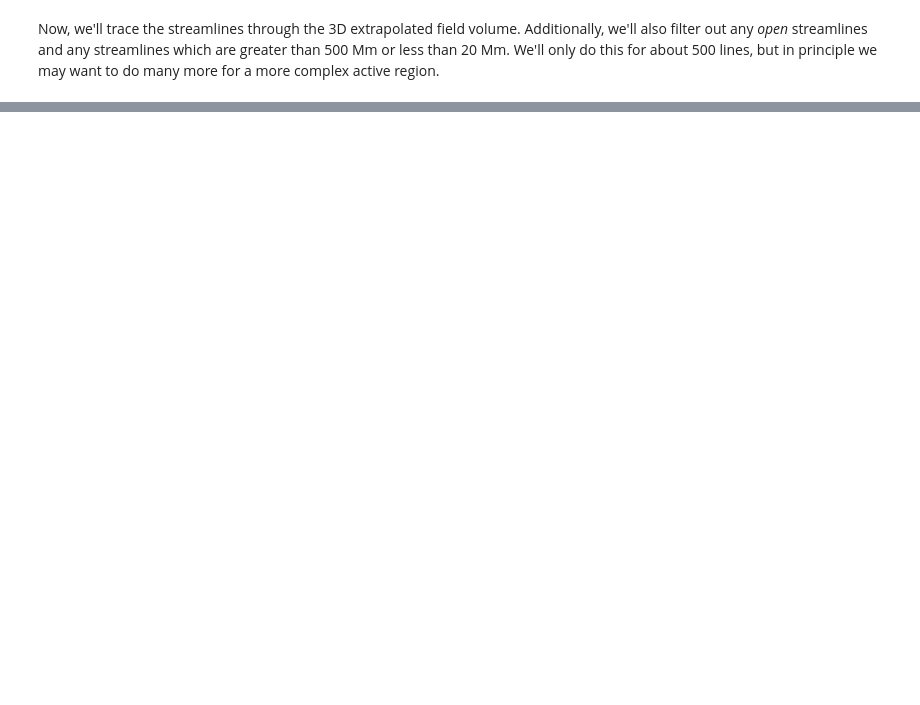
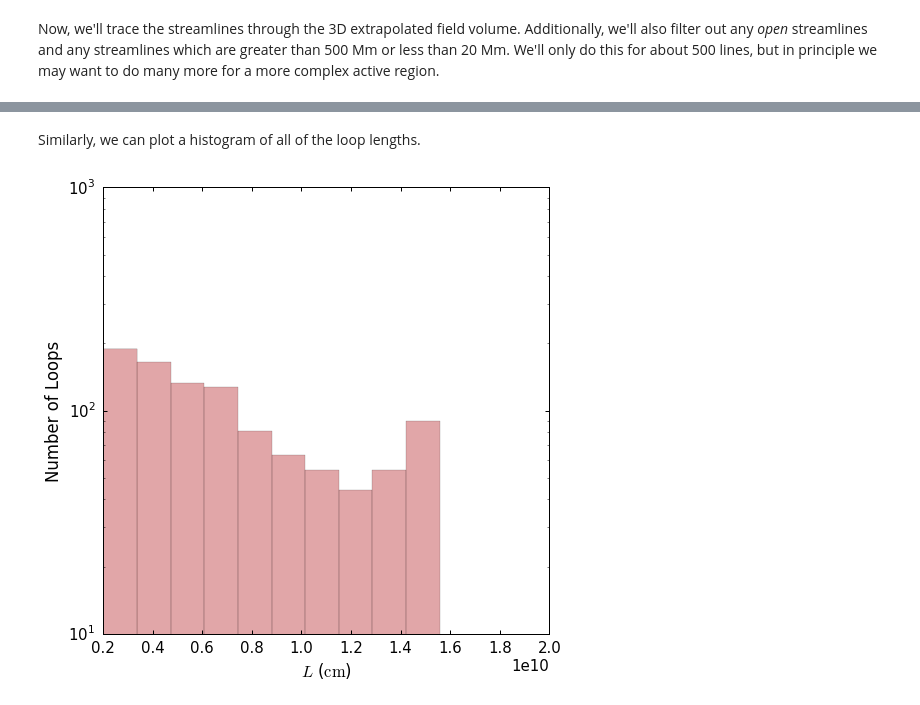
Before and after one commit to wtbarnes/synthesizAR, a Jupyter notebook: examples/magnetic_skeleton_example.ipynb, the cells around one changed output, grey strips where cells are left out. Drawn from its saved outputs; the diff is of its cells as text; code cells hidden in the pictures; blank space fills up the shorter version.

```diff
--- a/examples/magnetic_skeleton_example.ipynb
+++ b/examples/magnetic_skeleton_example.ipynb
@@ -77,0 +100,18 @@ field.peek()
+# %% [markdown]
+Similarly, we can plot a histogram of all of the loop lengths.
+# %%
+fig = plt.figure(figsize=(8,8))
+ax = fig.gca()
+ax.hist(np.array([loop.full_length.value for loop in field.loops]),
+        bins=10,
+        alpha=0.5,
+        log=True,
+        color=sns.color_palette('deep')[2]
+       )
+ax.set_ylabel(r'Number of Loops')
+ax.set_xlabel(r'$L$ ($\mathrm{{ {} }}$)'.format(loop.full_length.unit.name))
+#ax.set_xscale('log')
+ax.set_xlim([2e+9,2e+10])
+plt.show()
+# %% [output]
+[figure, added]
```
Also changed, not shown: parts of 8 cells of this notebook.
